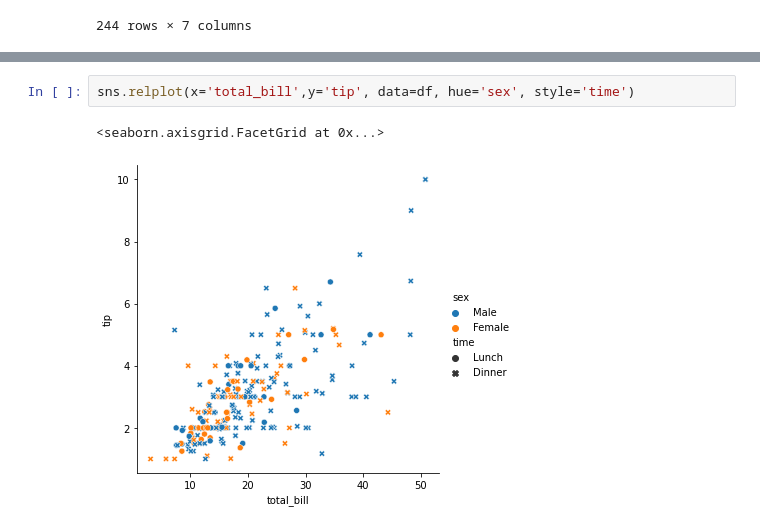
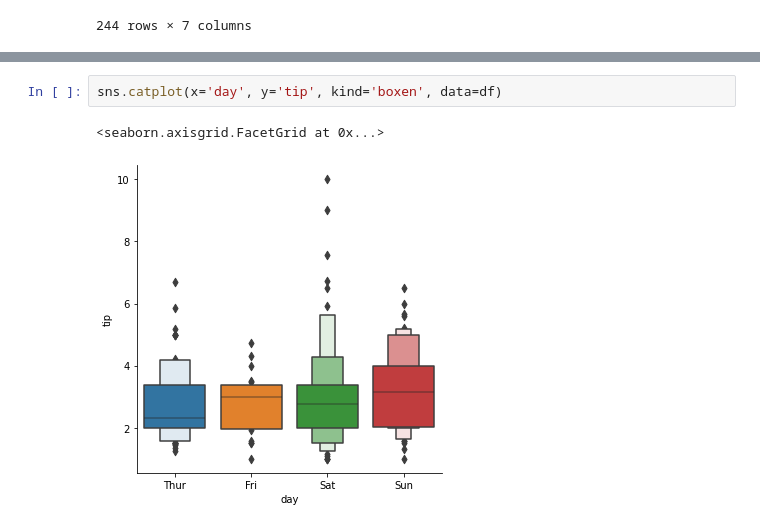
Before and after one commit to nileshjd2202/Data-Science, a Jupyter notebook: python/Seaborn.ipynb, the cells around one changed output, grey strips where cells are left out. Saved outputs shown, nothing was run; the diff lists cells and outputs as text.

```diff
--- a/python/Seaborn.ipynb
+++ b/python/Seaborn.ipynb
@@ -37,5 +108,5 @@ sns.relplot(x='total_bill',y='tip', data=df, hue='sex')
 # %%
-sns.relplot(x='total_bill',y='tip', data=df, hue='sex', style='time')
+sns.catplot(x='day', y='tip', kind='boxen', data=df)
 # %% [output]
 <seaborn.axisgrid.FacetGrid at 0x...>
-[figure, old version]
+[figure, new version]
```
Also changed, not shown: parts of 13 cells of this notebook.
